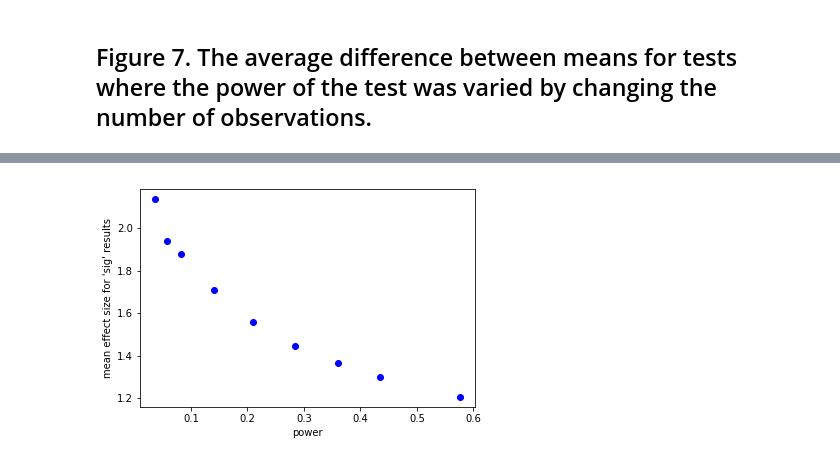
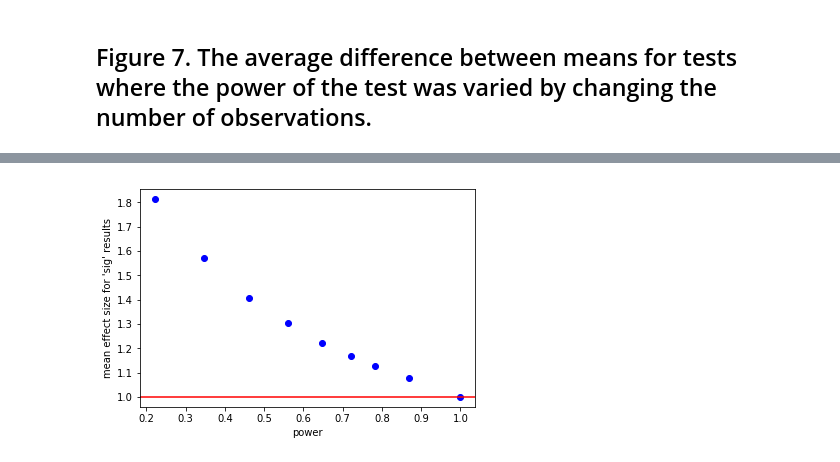
Before and after one commit to DCPROGS/R-PROGS, a Jupyter notebook: pyScripts/RSOS-reproducing-figures.ipynb, the cells around one changed output, grey strips where cells are left out. Drawn from its saved outputs; the diff is of its cells as text; code cells hidden in the pictures.

Commit message:
all RSOS figures reproduced in Python

```diff
--- a/pyScripts/RSOS-reproducing-figures.ipynb
+++ b/pyScripts/RSOS-reproducing-figures.ipynb
@@ -22,6 +22,20 @@ def run_simulation(mean, sigma, nobs, nsim=10000):
         diff[r] = np.mean(s1) - np.mean(s2)
         pval[r] = p
     return diff, pval
+# %%
+def produce_power_and_mean_effect_size(nobs):
+    Psig = 0.05
+    mean = np.array([0.0, 1.0])
+    sd = 1.0
+    sigma = np.array([[sd**2, 0.0], [0.0, sd**2]]) #covariance matrix
+    diff, pval = run_simulation(mean, sigma, nobs)
+    nsig = pval[pval <= Psig].size
+    md = -np.sum(diff[pval <= Psig]) / nsig
+    effect_size = (mean[0] - mean[1]) / sd
+    power_analysis = TTestIndPower()
+    pw = power_analysis.power(effect_size, nobs, Psig)
+    print('n=', nobs, 'power=', pw, 'meandiff=', md)
+    return pw, md
 # %%
 nsim = 10000
 # %% [markdown]
@@ -185,8 +188,7 @@ def produce_mean_effect_size(mean, sigma, nobs, Psig=0.005, nsim=10000):
 # %%
-nobs = [4, 5, 6, 8, 10, 12, 14, 16, 20]
-power_list = []
-esize_list = []
-for n in nobs:
-    pw, md = produce_mean_effect_size(mean, sigma, n)
+nobs_list = [4, 6, 8, 10, 12, 14, 16, 20, 50]
+power_list, esize_list = [], []
+for n in nobs_list:
+    pw, md = produce_power_and_mean_effect_size(n)
     power_list.append(pw)
     esize_list.append(md)
@@ -193,6 +205,7 @@ for n in nobs:
 # %%
 plot(power_list, esize_list, 'bo')
+axhline(y=1, color='r')
 xlabel('power')
 ylabel("mean effect size for 'sig' results");
 # %% [output]
-[figure, old version]
+[figure, new version]
```
Also changed, not shown: parts of 8 cells of this notebook.
